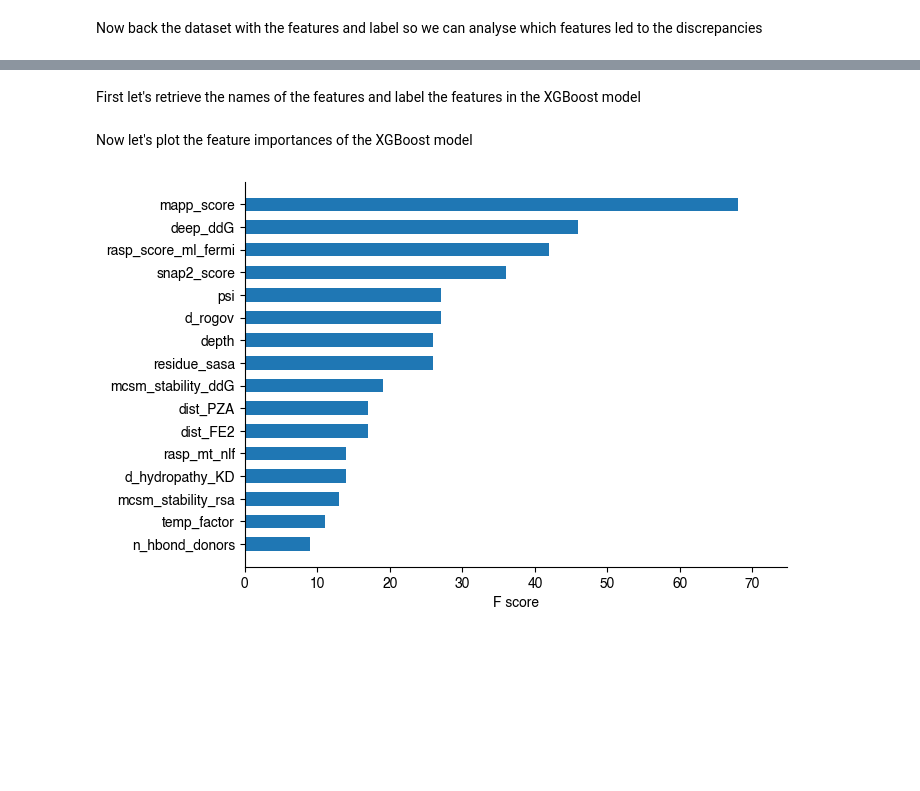
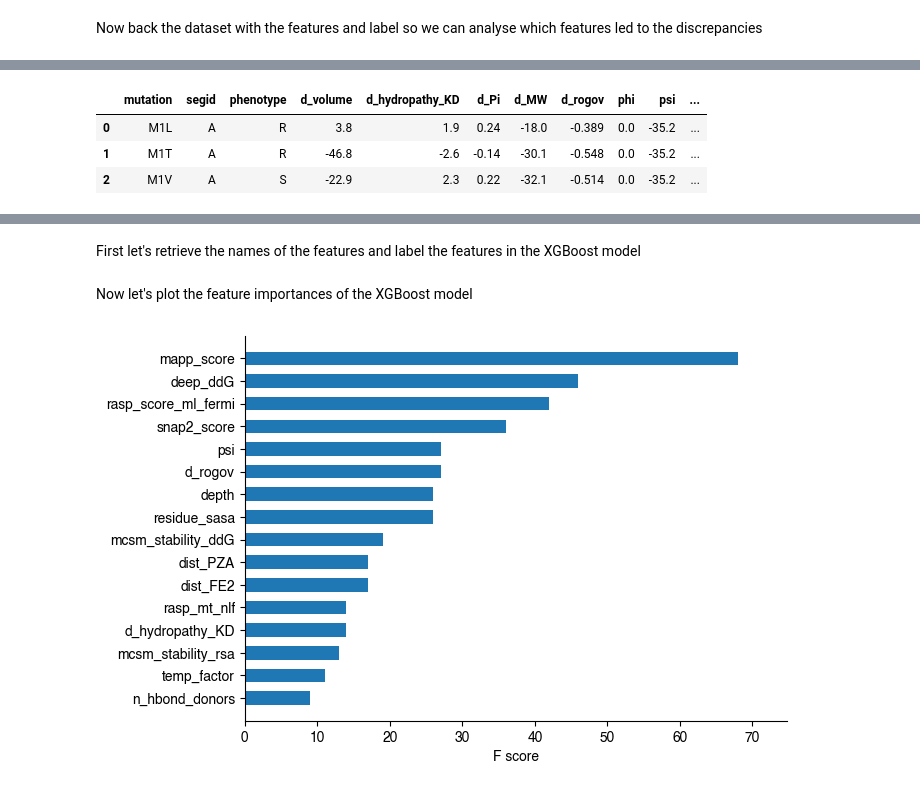
Before and after one commit to fowler-lab/predict-pyrazinamide-resistance, a Jupyter notebook: 11-create-figure-4.ipynb, the cells around one changed output, grey strips where cells are left out. Drawn from its saved outputs; the diff is of its cells as text; code cells hidden in the pictures; blank space fills up the shorter version.

```diff
--- a/11-create-figure-4.ipynb
+++ b/11-create-figure-4.ipynb
@@ -118,3 +121,10 @@ Name: label, dtype: int64
+# %%
+df[:3]
+# %% [output]
+|  | mutation | segid | phenotype | d_volume | d_hydropathy_KD | d_Pi | d_MW | d_rogov | phi | psi | ... |
+| 0 | M1L | A | R | 3.8 | 1.9 | 0.24 | -18.0 | -0.389 | 0.0 | -35.2 | ... |
+| 1 | M1T | A | R | -46.8 | -2.6 | -0.14 | -30.1 | -0.548 | 0.0 | -35.2 | ... |
+| 2 | M1V | A | S | -22.9 | 2.3 | 0.22 | -32.1 | -0.514 | 0.0 | -35.2 | ... |
 # %%
 fig,axes=plt.subplots(1,1,figsize=(6,1.5))
 axes = seaborn.stripplot(data=df[df.label.isin(['vme','R'])], x='deep_ddG', y='label', order = ['R','vme'], size=6, palette={'vme':'#fd8455', 'R':'grey'})
```
Also changed, not shown: parts of 6 cells of this notebook, 31 other files.
